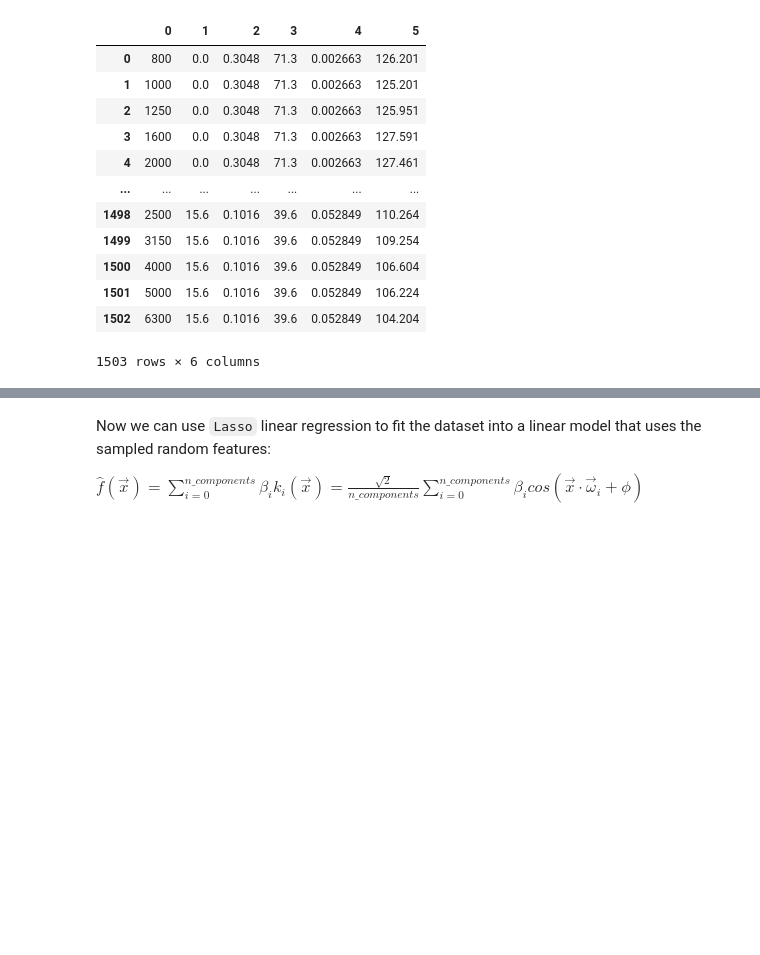
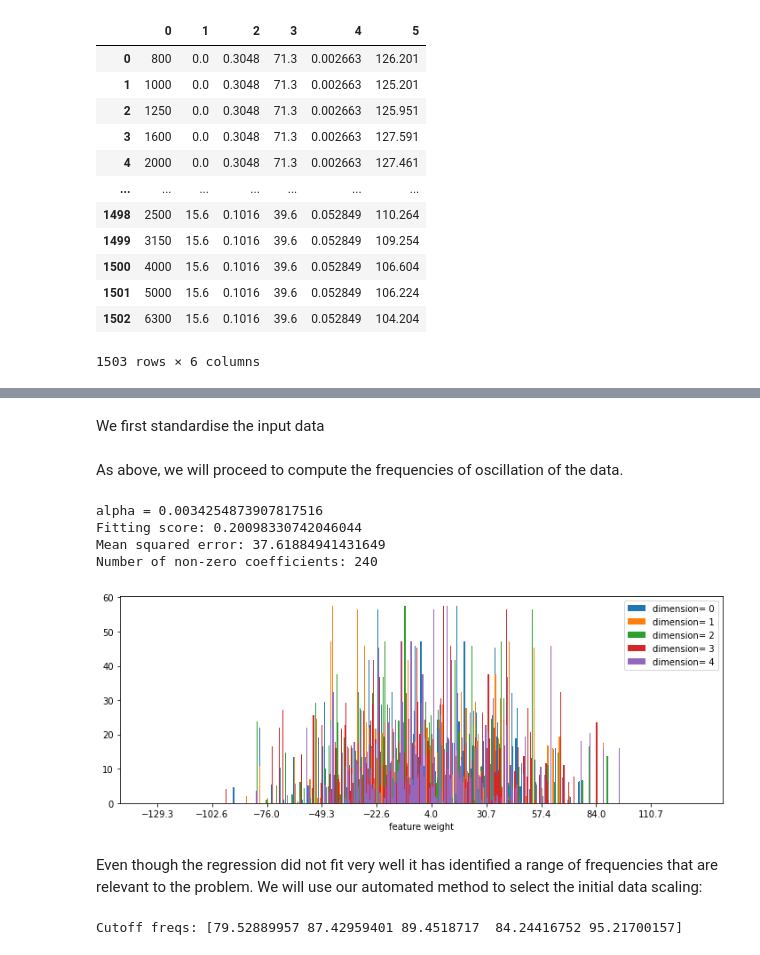
Before and after one commit to AlbertMitjans/hackweek, a Jupyter notebook: src/data_scaling_for_QML.ipynb, the cells around one changed output, grey strips where cells are left out. Drawn from its saved outputs; the diff is of its cells as text; code cells hidden in the pictures; blank space fills up the shorter version.

```diff
--- a/src/data_scaling_for_QML.ipynb
+++ b/src/data_scaling_for_QML.ipynb
@@ -409,4 +391,2 @@ random_features = rbf.fit_transform(X)
-# %% [markdown]
-Now we can use `Lasso` linear regression to fit the dataset into a linear model that uses the sampled random features:
-
-$\hat f(\vec x) = \sum_{i = 0}^{n\_components} \beta_i k_i(\vec x) = \frac{\sqrt{2}}{n\_components} \sum_{i = 0}^{n\_components} \beta_i cos(\vec x \cdot \vec\omega_i + \phi)$
+# %% [markdown]
+We first standardise the input data
@@ -412,0 +397,63 @@ $\hat f(\vec x) = \sum_{i = 0}^{n\_components} \beta_i k_i(\vec x) = \frac{\sqrt
+# %% [markdown]
+As above, we will proceed to compute the frequencies of oscillation of the data.
+# %%
+# Separate inputs and labels
+data = dataset.to_numpy()
+X = data[:, :-1]
+Y = data[:, -1]
+
+# Sample random features
+gamma = 500 #variance of the Gaussian when sampling random fourier vectors
+ndim = 10000 #number of features
+
+#generate the random frequency vectors and apply to the input data
+rbf_feature = RBFSampler(gamma=gamma, n_components=ndim, random_state=1)
+X_features = rbf_feature.fit_transform(X)
+fourier_weights = rbf_feature.random_weights_
+
+X_train, X_test, Y_train, Y_test = train_test_split(X_features, Y, test_size=0.33, random_state=42)
+non_zero_coeffs = []
+alpha = 1
+MAX_NUM_FREQUENCIES = 100
+while len(non_zero_coeffs) < MAX_NUM_FREQUENCIES:
+    clear_output(wait=True)
+    alpha /= 1.5
+    print(f"alpha = {alpha}")
+    clf = Lasso(alpha=alpha)
+    clf.fit(X_train, Y_train)
+    betas = clf.coef_
+    non_zero_coeffs = betas[betas != 0]
+
+print(f"Fitting score: {clf.score(X_test, Y_test)}")
+print(f"Mean squared error: {mean_squared_error(clf.predict(X_test), Y_test)}")
+print(f"Number of non-zero coefficients: {len(non_zero_coeffs)}")
+# %% [output]
+alpha = 0.0034254873907817516
+Fitting score: 0.20098330742046044
+Mean squared error: 37.61884941431649
+Number of non-zero coefficients: 240
+# %%
+plt.figure(figsize=(10, 4))
+for dimension in range(5):
+    plt.xticks(np.linspace(np.min(fourier_weights[dimension]), np.max(fourier_weights[dimension]), 10))
+    plt.bar(fourier_weights[dimension], np.abs(betas), width=0.5,label='dimension= '+str(dimension))
+    plt.tight_layout()
+    plt.xlabel('frequency')
+    plt.xlabel('feature weight')
+    plt.legend()
+# %% [output]
+[figure, added]
+# %% [markdown]
+Even though the regression did not fit very well it has identified a range of frequencies that are relevant to the problem. We will use our automated method to select the initial data scaling:
+# %%
+REL_THRESHOLD = 0.2
+indices = np.abs(betas) >= np.max(np.abs(betas)) * REL_THRESHOLD
+betas = betas[indices]
+fourier_weights = fourier_weights[:, indices]
+
+cutoff_frequencies = np.max(np.abs(fourier_weights), axis=1)
+print(f"Cutoff freqs: {cutoff_frequencies}")
+if CUSTOM_DATASET:
+    print(f"Maximum freqs: {np.max(freqs, axis=0)}")
+# %% [output]
+Cutoff freqs: [79.52889957 87.42959401 89.4518717  84.24416752 95.21700157]
```
Also changed, not shown: parts of 13 cells of this notebook.
